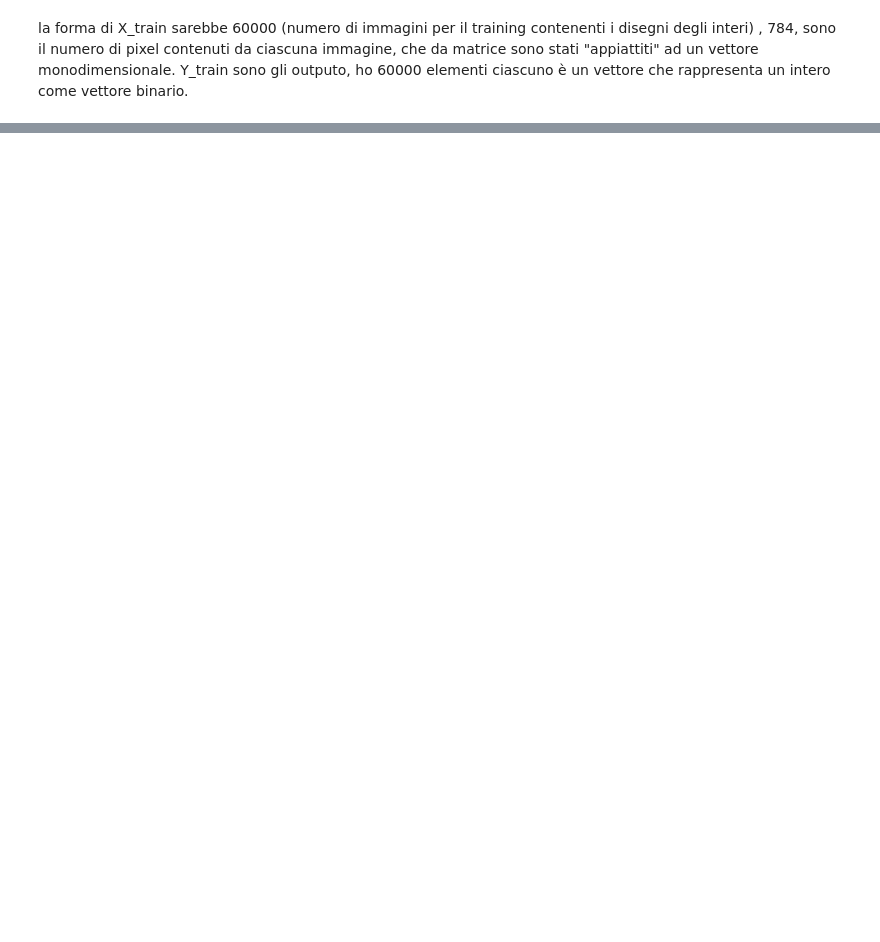
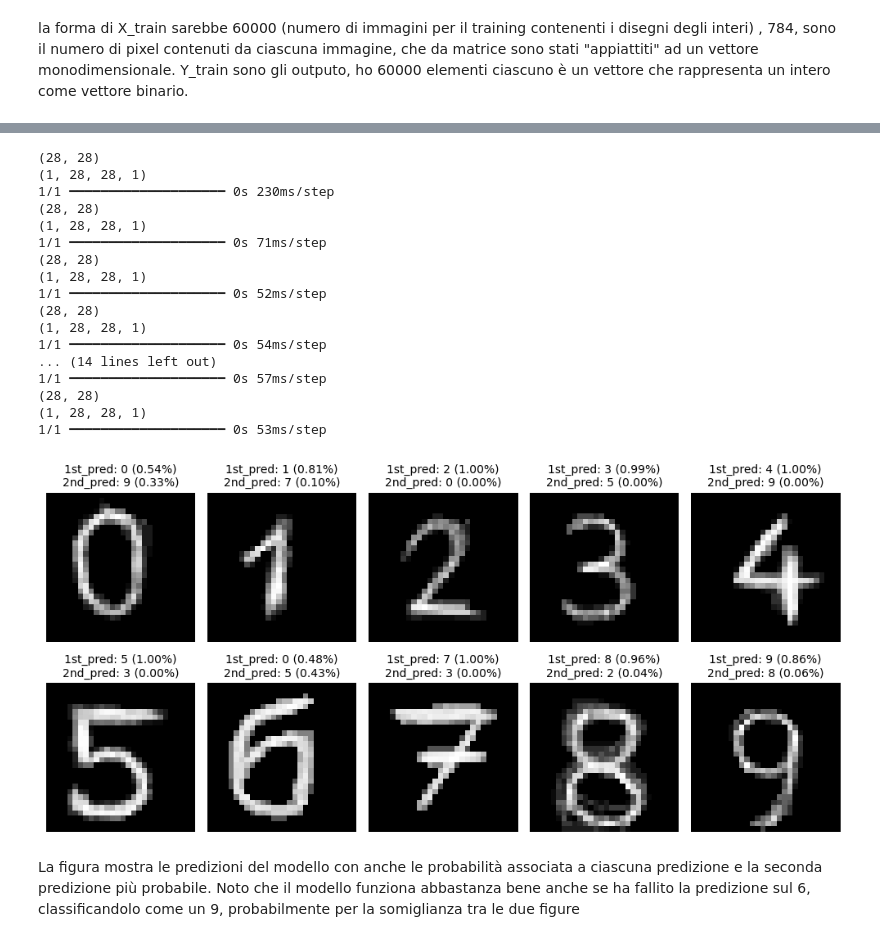
Before and after one commit to simonelance/labsimnum, a Jupyter notebook: Esercizi12/esercizio12_1.ipynb, the cells around one changed output, grey strips where cells are left out. Cells and saved outputs as stored; diff of their text form; code cells hidden in the pictures; blank space fills up the shorter version.

```diff
--- a/Esercizi12/esercizio12_1.ipynb
+++ b/Esercizi12/esercizio12_1.ipynb
@@ -338,0 +362,52 @@ plt.show()
+# %%
+k=0
+plt.figure(figsize=(10, 5))
+for fname in filenames:
+
+    print(data_full[k].shape)
+    sample = data_full[k].reshape(1, xdim, ydim, 1)
+    print(sample.shape)
+
+    pred_0 = model_CNN.predict(sample)  # pred_0 ha shape (1, 10)
+    pred_values = pred_0[0]             # ottieni l'array di probabilità (shape: (10,))
+
+    top_2_indices = pred_values.argsort()[-2:][::-1]
+    first_class = top_2_indices[0]
+    second_class = top_2_indices[1]
+
+    first_prob = pred_values[first_class]
+    second_prob = pred_values[second_class]
+
+    data = data_full[k].reshape(xdim, ydim)
+
+    ax = plt.subplot(2, 5, k + 1)
+    plt.imshow(data, cmap='gray')
+    plt.title(f"1st_pred: {first_class} ({first_prob:.2f}%)\n2nd_pred: {second_class} ({second_prob:.2f}%)", fontsize=10)
+    plt.axis('off')
+
+    k += 1
+
+plt.tight_layout()
+plt.show()
+# %% [output]
+(28, 28)
+(1, 28, 28, 1)
+1/1 ━━━━━━━━━━━━━━━━━━━━ 0s 230ms/step
+(28, 28)
+(1, 28, 28, 1)
+1/1 ━━━━━━━━━━━━━━━━━━━━ 0s 71ms/step
+(28, 28)
+(1, 28, 28, 1)
+1/1 ━━━━━━━━━━━━━━━━━━━━ 0s 52ms/step
+(28, 28)
+(1, 28, 28, 1)
+1/1 ━━━━━━━━━━━━━━━━━━━━ 0s 54ms/step
+... (14 lines left out)
+1/1 ━━━━━━━━━━━━━━━━━━━━ 0s 57ms/step
+(28, 28)
+(1, 28, 28, 1)
+1/1 ━━━━━━━━━━━━━━━━━━━━ 0s 53ms/step
+[figure, added]
+# %% [markdown]
+La figura mostra le predizioni del modello con anche le probabilità associata a ciascuna predizione e la seconda predizione più probabile.
+Noto che il modello funziona abbastanza bene anche se ha fallito la predizione sul 6, classificandolo come un 9, probabilmente per la somiglianza tra le due figure
```
Also changed, not shown: parts of 28 cells of this notebook, 1 other file.
